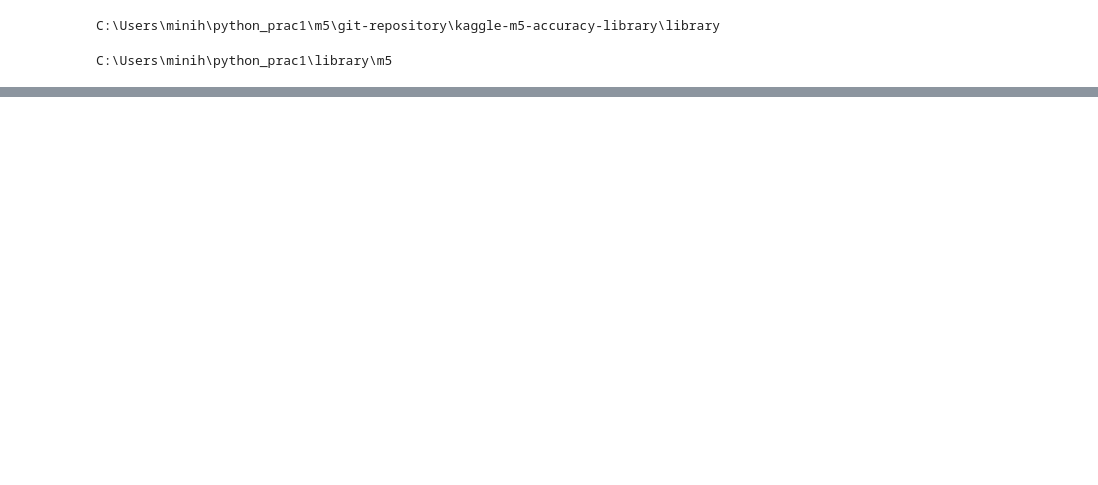
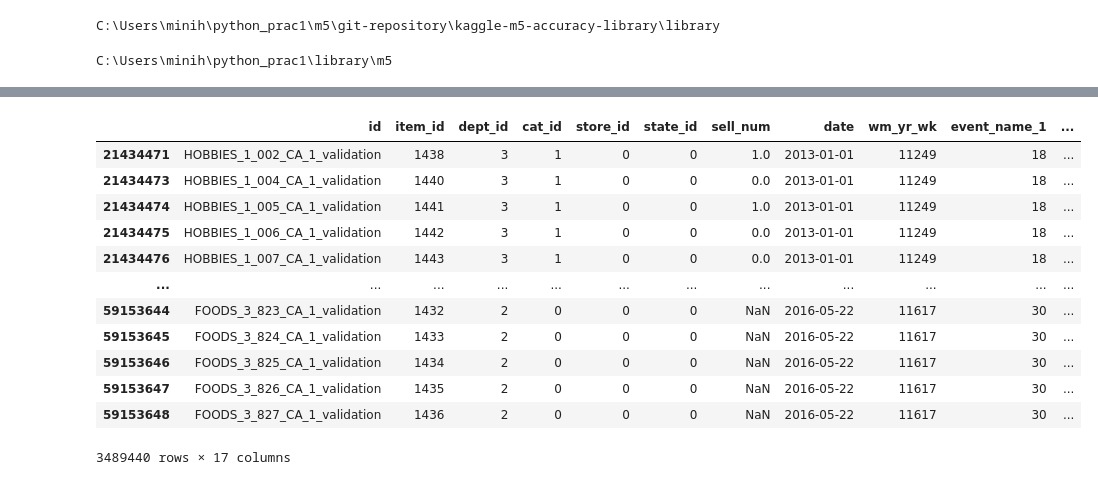
Before and after one commit to TAIR-Project/kaggle-m5-accuracy, a Jupyter notebook: Untitled1.ipynb, the cells around one changed output, grey strips where cells are left out. Drawn from its saved outputs; the diff is of its cells as text; code cells hidden in the pictures; blank space fills up the shorter version.

```diff
--- a/Untitled1.ipynb
+++ b/Untitled1.ipynb
@@ -83,0 +99,3 @@ Mem. usage decreased to  0.64 Mb (0.0% reduction)
+# %%
+#順序の整った一意なキーを取得
+product = pd.read_pickle("product_CA_1.pickle")
@@ -85,7 +123,7 @@ Mem. usage decreased to  0.64 Mb (0.0% reduction)
 columns = np.array(product["id"])
 # %%
+#各アイテムIDについて、0が15日以上続く区間で昨年の売り上げ(prev365)を射影
 for l, name in enumerate(columns):
-    #各アイテムIDについて、0が10日以上続く区間で昨年の売り上げ(prev)を射影
     buff = datas[datas["id"] == name]
     buff.reset_index(inplace=True)
     array = np.array(buff["sell_num"])
@@ -96,13 +134,13 @@ for l, name in enumerate(columns):
         if array[i] == 0:
             j += 1
         else:
-            if j >= 10:
+            if j >= 15:
                 range_list.extend(np.arange(i-j,i,1))
             j = 0
-    if j >= 10:
+    if j >= 15:
         range_list.extend(np.arange(i-j+1,i+1,1))
-        change_array = np.array(buff.loc[[range_list]]["index"])
-        datas.loc[change_array,"sell_num"] = buff.loc[range_list,"prev_365"]
+    change_array = np.array(buff.loc[range_list]["index"])
+    datas.loc[change_array,"sell_num"] = datas.loc[change_array,"prev_365"]
     if l % 100 == 0:
-        print(f"{l}/30490")
+        print(f"{l}/3049")
 # %% [output]
@@ -110,3 +164,19 @@ for l, name in enumerate(columns):
 KeyboardInterrupt:
+# %%
+datas.to_pickle("CA_1_interpolate.pickle")
+# %% [output]
+|  | id | item_id | dept_id | cat_id | store_id | state_id | sell_num | date | wm_yr_wk | event_name_1 | ... |
+| 21434471 | HOBBIES_1_002_CA_1_validation | 1438 | 3 | 1 | 0 | 0 | 1.0 | 2013-01-01 | 11249 | 18 | ... |
+| 21434473 | HOBBIES_1_004_CA_1_validation | 1440 | 3 | 1 | 0 | 0 | 0.0 | 2013-01-01 | 11249 | 18 | ... |
+| 21434474 | HOBBIES_1_005_CA_1_validation | 1441 | 3 | 1 | 0 | 0 | 1.0 | 2013-01-01 | 11249 | 18 | ... |
+| 21434475 | HOBBIES_1_006_CA_1_validation | 1442 | 3 | 1 | 0 | 0 | 0.0 | 2013-01-01 | 11249 | 18 | ... |
+| 21434476 | HOBBIES_1_007_CA_1_validation | 1443 | 3 | 1 | 0 | 0 | 0.0 | 2013-01-01 | 11249 | 18 | ... |
+| ... | ... | ... | ... | ... | ... | ... | ... | ... | ... | ... | ... |
+| 59153644 | FOODS_3_823_CA_1_validation | 1432 | 2 | 0 | 0 | 0 | NaN | 2016-05-22 | 11617 | 30 | ... |
+| 59153645 | FOODS_3_824_CA_1_validation | 1433 | 2 | 0 | 0 | 0 | NaN | 2016-05-22 | 11617 | 30 | ... |
+| 59153646 | FOODS_3_825_CA_1_validation | 1434 | 2 | 0 | 0 | 0 | NaN | 2016-05-22 | 11617 | 30 | ... |
+| 59153647 | FOODS_3_826_CA_1_validation | 1435 | 2 | 0 | 0 | 0 | NaN | 2016-05-22 | 11617 | 30 | ... |
+| 59153648 | FOODS_3_827_CA_1_validation | 1436 | 2 | 0 | 0 | 0 | NaN | 2016-05-22 | 11617 | 30 | ... |
+3489440 rows × 17 columns
 # %%
 datas.to_pickle("all_sales_train_validation_polate.pickle")
```
Also changed, not shown: parts of 27 cells of this notebook, 8 other files.
